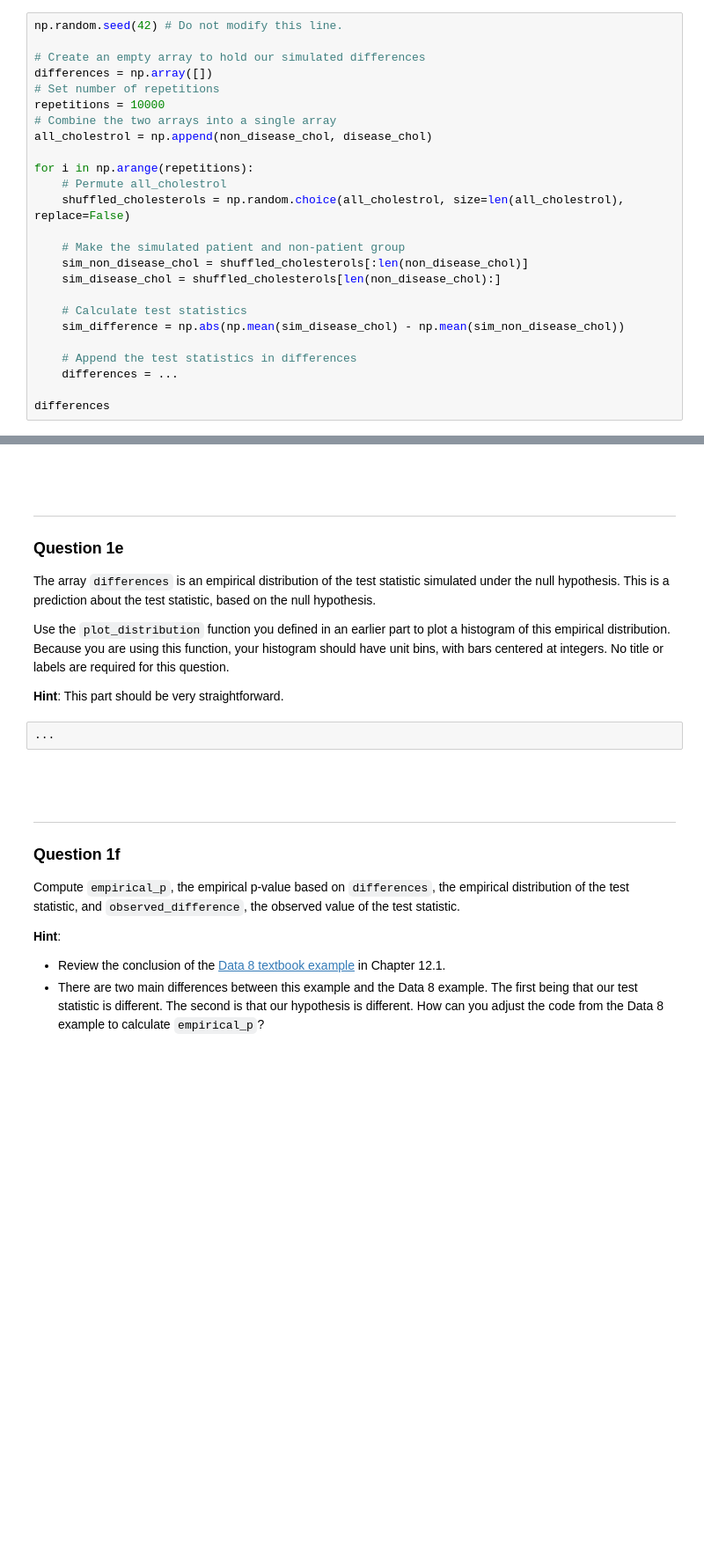
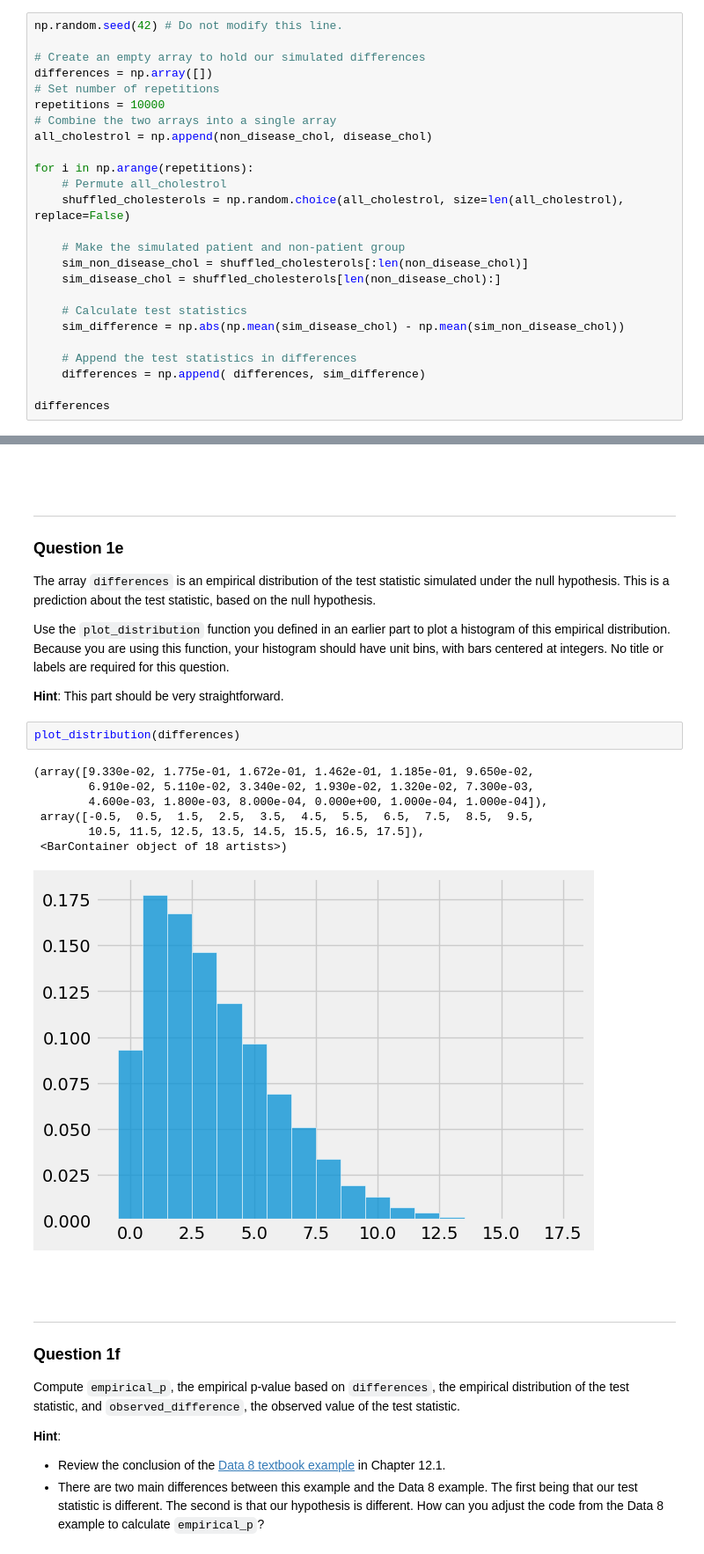
Before and after one commit to DilshodbekIkromov/data100, a Jupyter notebook: hw/hw01/hw01.ipynb, the cells around one changed output, grey strips where cells are left out. Shown: that part at 88% size. Cells and saved outputs as stored; diff of their text form; blank space fills up the shorter version.

```diff
--- a/hw/hw01/hw01.ipynb
+++ b/hw/hw01/hw01.ipynb
@@ -410,6 +419,6 @@ for i in np.arange(repetitions):
     sim_difference = np.abs(np.mean(sim_disease_chol) - np.mean(sim_non_disease_chol))
 
     # Append the test statistics in differences
-    differences = ...
+    differences = np.append( differences, sim_difference)
 
 differences
@@ -429,8 +443,16 @@ The array `differences` is an empirical distribution of the test statistic simul
 Use the `plot_distribution` function you defined in an earlier part to plot a histogram of this empirical distribution. Because you are using this function, your histogram should have unit bins, with bars centered at integers. No title or labels are required for this question.
 
 **Hint**: This part should be very straightforward.
-# %%
-...
+# %%
+plot_distribution(differences)
+# %% [output]
+(array([9.330e-02, 1.775e-01, 1.672e-01, 1.462e-01, 1.185e-01, 9.650e-02,
+        6.910e-02, 5.110e-02, 3.340e-02, 1.930e-02, 1.320e-02, 7.300e-03,
+        4.600e-03, 1.800e-03, 8.000e-04, 0.000e+00, 1.000e-04, 1.000e-04]),
+ array([-0.5,  0.5,  1.5,  2.5,  3.5,  4.5,  5.5,  6.5,  7.5,  8.5,  9.5,
+        10.5, 11.5, 12.5, 13.5, 14.5, 15.5, 16.5, 17.5]),
+ <BarContainer object of 18 artists>)
+[figure, added]
 # %% [markdown]
 <!-- END QUESTION -->
 
```
Also changed, not shown: parts of 16 cells of this notebook, 3 other files.
